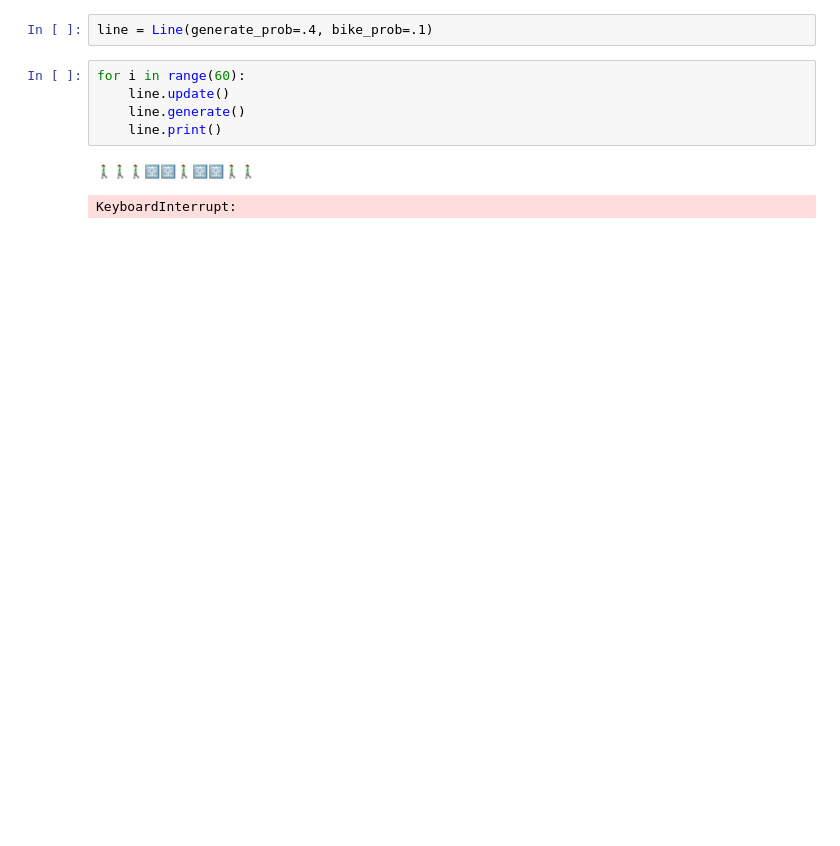
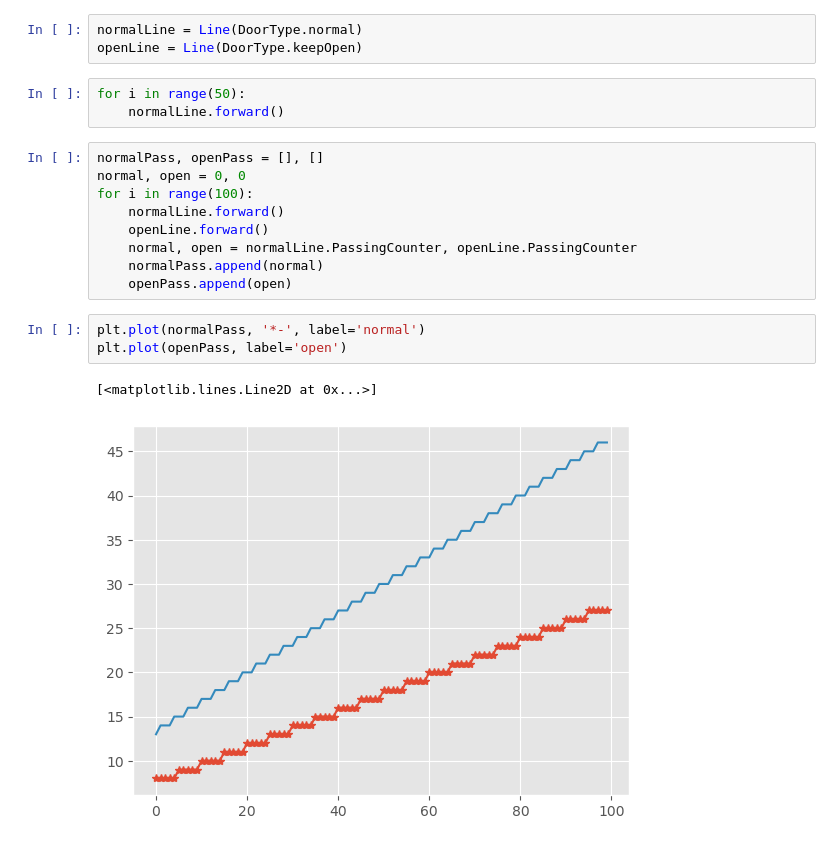
Before and after one commit to Mr-Wonderfool/Queueing-Theory-Application, a Jupyter notebook: models/SingleLineSimulation.ipynb, the cells around one changed output. Saved outputs shown, nothing was run; the diff lists cells and outputs as text; blank space fills up the shorter version.

```diff
--- a/models/SingleLineSimulation.ipynb
+++ b/models/SingleLineSimulation.ipynb
@@ -102,10 +15,21 @@ class Line:
-# %%
-line = Line(generate_prob=.4, bike_prob=.1)
-# %%
-for i in range(60):
-    line.update()
-    line.generate()
-    line.print()
-# %% [output]
-🚶‍♂️🚶‍♂️🚶‍♂️🈳🈳🚶‍♂️🈳🈳🚶‍♂️🚶‍♂️
-KeyboardInterrupt:
+# %%
+normalLine = Line(DoorType.normal)
+openLine = Line(DoorType.keepOpen)
+# %%
+for i in range(50):
+    normalLine.forward()
+# %%
+normalPass, openPass = [], []
+normal, open = 0, 0
+for i in range(100):
+    normalLine.forward()
+    openLine.forward()
+    normal, open = normalLine.PassingCounter, openLine.PassingCounter
+    normalPass.append(normal)
+    openPass.append(open)
+# %%
+plt.plot(normalPass, '*-', label='normal')
+plt.plot(openPass, label='open')
+# %% [output]
+[<matplotlib.lines.Line2D at 0x...>]
+[figure, added]
```
Also changed, not shown: parts of 6 cells of this notebook, 19 other files.
